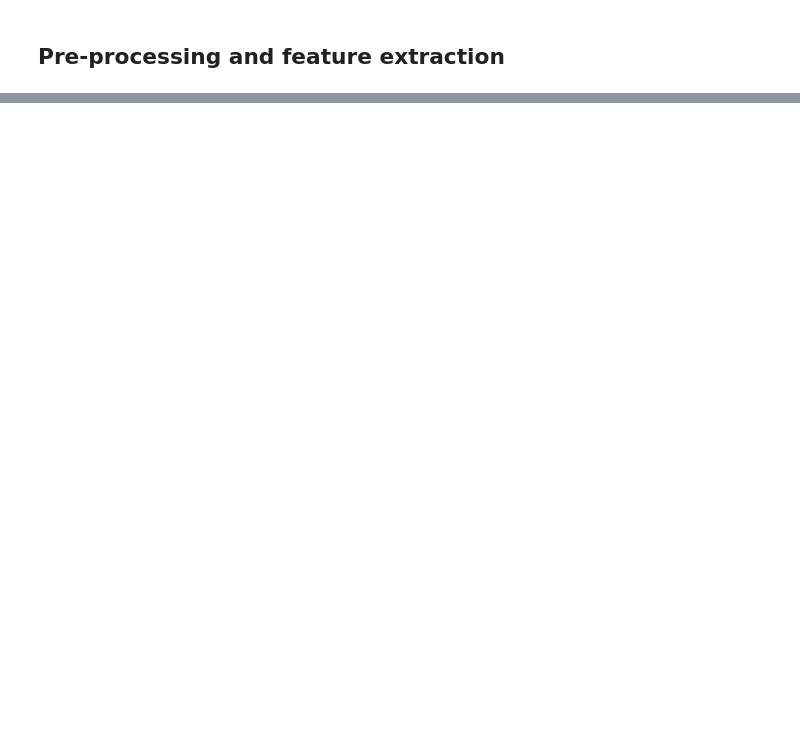
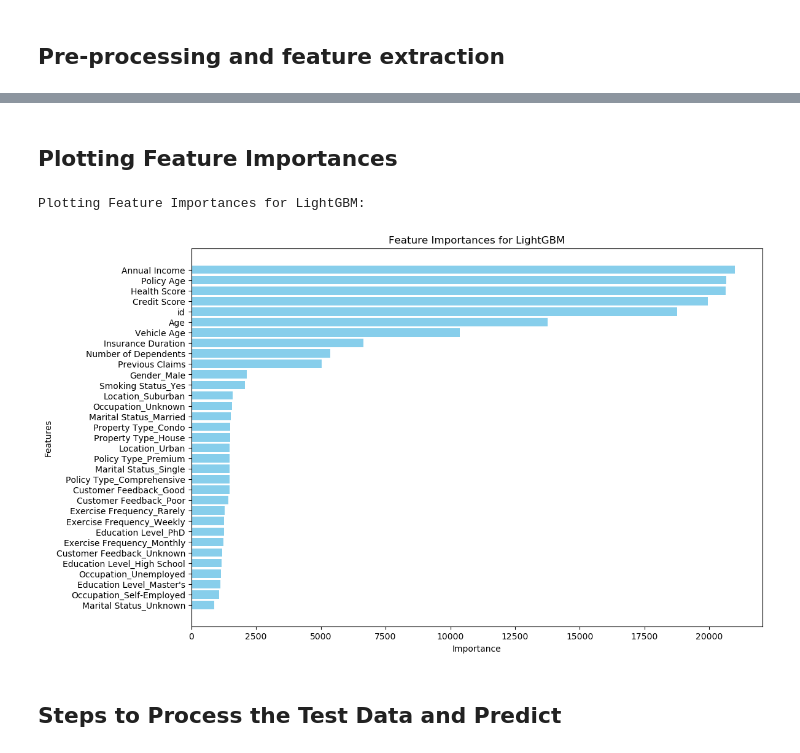
Before and after one commit to omersenocak/Regression-with-an-Insurance-Dataset, a Jupyter notebook: Notebook.ipynb, the cells around one changed output, grey strips where cells are left out. Saved outputs shown, nothing was run; the diff lists cells and outputs as text; code cells hidden in the pictures; blank space fills up the shorter version.

```diff
--- a/Notebook.ipynb
+++ b/Notebook.ipynb
@@ -357,0 +389,28 @@ Best Model: LightGBM with RMSLE = 1.1339
+# %%
+# Hyperparameter tuning for the best model (if applicable)
+if best_model_name == 'LightGBM':
+    print("\nAdvanced Hyperparameter Tuning for LightGBM:")
+    param_grid = {
+        'num_leaves': [300, 350, 400],
+        'max_depth': [15, 20],
+        'learning_rate': [0.02, 0.03],
+        'n_estimators': [500, 550],
+        'subsample': [0.6, 0.8, 1.0],
+        'colsample_bytree': [0.6, 0.8, 1.0]
+
+    }
+    grid_search = GridSearchCV(estimator=LGBMRegressor(random_state=42),
+                               param_grid=param_grid,
+                               scoring='neg_mean_squared_log_error',
+                               cv=3, verbose=1, n_jobs=-1)
+    grid_search.fit(X_train, y_train)
+
+    # Best parameters and performance
+    print("\nBest Parameters for LightGBM:")
+    print(grid_search.best_params_)
+    best_lgbm = grid_search.best_estimator_
+    y_pred_lgbm = best_lgbm.predict(X_test)
+
+    # Final evaluation of the best LightGBM model
+    final_rmsle = calculate_rmsle(y_test, y_pred_lgbm)
+    print(f"Final RMSLE for Optimized LightGBM: {final_rmsle:.4f}")
@@ -357,0 +441,21 @@ Best Model: LightGBM with RMSLE = 1.1339
+# %% [markdown]
+## Plotting Feature Importances
+# %%
+print("\nPlotting Feature Importances for LightGBM:")
+feature_importances = pd.DataFrame({
+    'Feature': X_train.columns,
+    'Importance': best_lgbm.feature_importances_
+}).sort_values(by='Importance', ascending=False)
+
+plt.figure(figsize=(12, 8))
+plt.barh(feature_importances['Feature'], feature_importances['Importance'], color='skyblue')
+plt.xlabel('Importance')
+plt.ylabel('Features')
+plt.title('Feature Importances for LightGBM')
+plt.gca().invert_yaxis()
+plt.show()
+# %% [output]
+Plotting Feature Importances for LightGBM:
+[figure, added]
+# %% [markdown]
+## Steps to Process the Test Data and Predict
```
Also changed, not shown: parts of 38 cells of this notebook.
